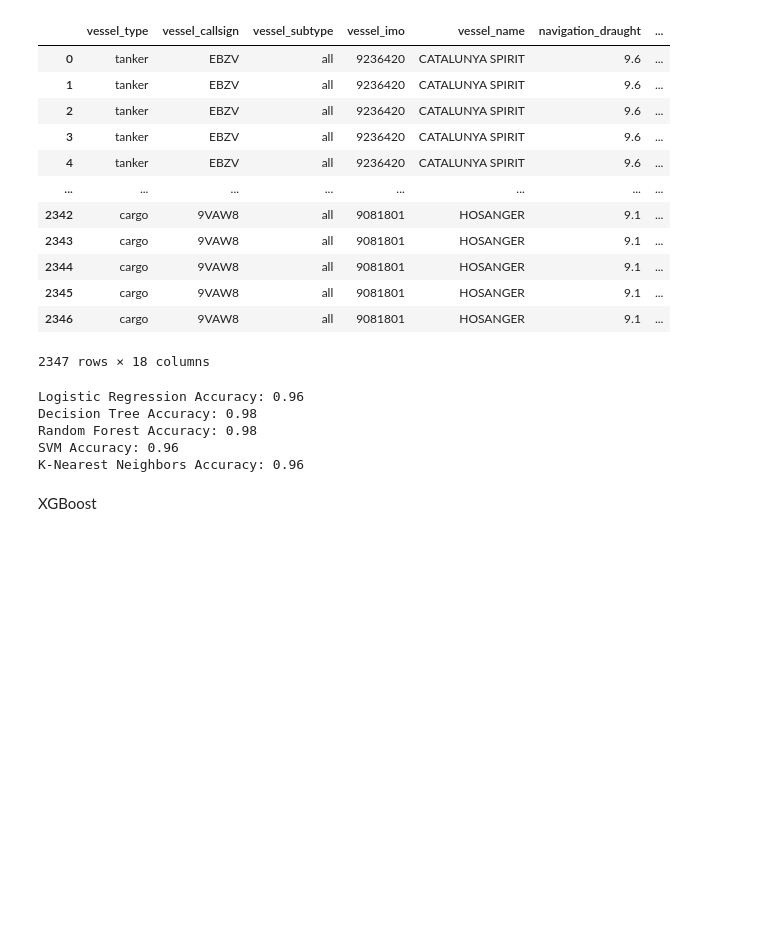
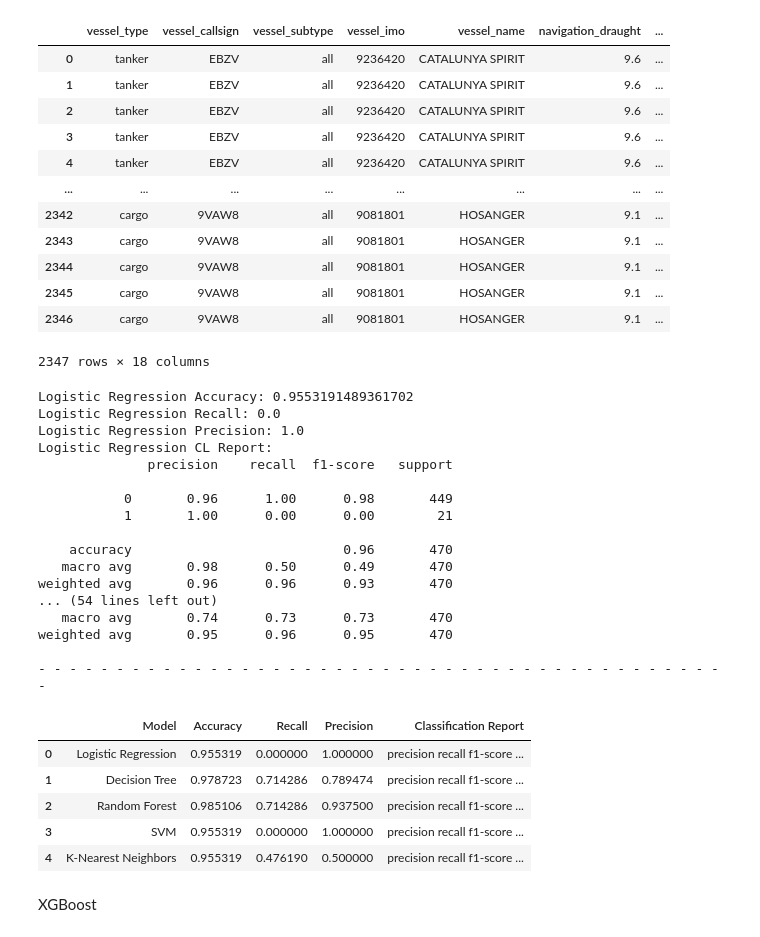
Before and after one commit to allanguzmanf/CIEM6302, a Jupyter notebook: SarahPrediction.ipynb, the cells around one changed output. Saved outputs shown, nothing was run; the diff lists cells and outputs as text; code cells hidden in the pictures; blank space fills up the shorter version.

```diff
--- a/SarahPrediction.ipynb
+++ b/SarahPrediction.ipynb
@@ -241,6 +241,8 @@ from sklearn.ensemble import RandomForestClassifier
 from sklearn.svm import SVC
 from sklearn.neighbors import KNeighborsClassifier
 from sklearn.metrics import accuracy_score
+from sklearn import metrics
+from sklearn.metrics import accuracy_score, recall_score, precision_score, classification_report
 
 # Load your dataframe (assuming you have it loaded as df)
 
@@ -264,39 +266,101 @@ categorical_transformer = Pipeline(steps=[
     ('onehot', OneHotEncoder(handle_unknown='ignore'))
 ])
 
 preprocessor = ColumnTransformer(
     transformers=[
         ('num', numeric_transformer, numeric_cols),
         ('cat', categorical_transformer, categorical_cols)
     ])
 
 # Split the data into training and testing sets
 X = datad.drop(columns=['meeting'])
 y = datad['meeting']
 X_train, X_test, y_train, y_test = train_test_split(X, y, test_size=0.2, random_state=42)
 
 # Initialize and train different classification models using the preprocessor
 models = {
     'Logistic Regression': LogisticRegression(),
     'Decision Tree': DecisionTreeClassifier(),
     'Random Forest': RandomForestClassifier(),
     'SVM': SVC(),
     'K-Nearest Neighbors': KNeighborsClassifier()
 }
 
 for model_name, model in models.items():
     clf = Pipeline(steps=[('preprocessor', preprocessor),
                           ('classifier', model)])
     clf.fit(X_train, y_train)
     y_pred = clf.predict(X_test)
     accuracy = accuracy_score(y_test, y_pred)
-    print(f'{model_name} Accuracy: {accuracy:.2f}')
+    #print(f'{model_name} Accuracy: {accuracy:.2f}')
+
+    print(f'{model_name} Accuracy:',metrics.accuracy_score(y_test, y_pred))
+    print(f'{model_name} Recall:',metrics.recall_score(y_test, y_pred, zero_division=1))
+    print(f'{model_name} Precision:',metrics.precision_score(y_test, y_pred, zero_division=1))
+    print(f'{model_name} CL Report:')
+    print(metrics.classification_report(y_test, y_pred, zero_division=1))
+    print('- - - - - - - - - - - - - - - - - - - - - - - - - - - - - - - - - - - - - - - - - - - - -')
+
+# Create empty lists to store the results
+model_names = []
+accuracies = []
+recalls = []
+precisions = []
+classification_reports = []
+
+# Assuming you have a dictionary called 'models' with model_name as keys and model objects as values
+for model_name, model in models.items():
+    clf = Pipeline(steps=[('preprocessor', preprocessor),
+                          ('classifier', model)])
+    clf.fit(X_train, y_train)
+    y_pred = clf.predict(X_test)
+    accuracy = accuracy_score(y_test, y_pred)
+    recall = recall_score(y_test, y_pred, zero_division=1)
+    precision = precision_score(y_test, y_pred, zero_division=1)
+    classification_report_str = classification_report(y_test, y_pred, zero_division=1)
+
+    # Append the results to the lists
+    model_names.append(model_name)
+    accuracies.append(accuracy)
+    recalls.append(recall)
+    precisions.append(precision)
+    classification_reports.append(classification_report_str)
+
+# Create a DataFrame from the lists
+results_df = pd.DataFrame({
+    'Model': model_names,
+    'Accuracy': accuracies,
+    'Recall': recalls,
+    'Precision': precisions,
+    'Classification Report': classification_reports
+})
+
+# Display the DataFrame
+results_df
 # %% [output]
-Logistic Regression Accuracy: 0.96
-Decision Tree Accuracy: 0.98
-Random Forest Accuracy: 0.98
-SVM Accuracy: 0.96
-K-Nearest Neighbors Accuracy: 0.96
+Logistic Regression Accuracy: 0.9553191489361702
+Logistic Regression Recall: 0.0
+Logistic Regression Precision: 1.0
+Logistic Regression CL Report:
+              precision    recall  f1-score   support
+
+           0       0.96      1.00      0.98       449
+           1       1.00      0.00      0.00        21
+
+    accuracy                           0.96       470
+   macro avg       0.98      0.50      0.49       470
+weighted avg       0.96      0.96      0.93       470
+... (54 lines left out)
+   macro avg       0.74      0.73      0.73       470
+weighted avg       0.95      0.96      0.95       470
+
+- - - - - - - - - - - - - - - - - - - - - - - - - - - - - - - - - - - - - - - - - - - - -
+|  | Model | Accuracy | Recall | Precision | Classification Report |
+| 0 | Logistic Regression | 0.955319 | 0.000000 | 1.000000 | precision recall f1-score ... |
+| 1 | Decision Tree | 0.978723 | 0.714286 | 0.789474 | precision recall f1-score ... |
+| 2 | Random Forest | 0.985106 | 0.714286 | 0.937500 | precision recall f1-score ... |
+| 3 | SVM | 0.955319 | 0.000000 | 1.000000 | precision recall f1-score ... |
+| 4 | K-Nearest Neighbors | 0.955319 | 0.476190 | 0.500000 | precision recall f1-score ... |
 # %% [markdown]
 XGBoost
 # %%
```
Also changed, not shown: parts of 1 cell of this notebook, 1 other file.
